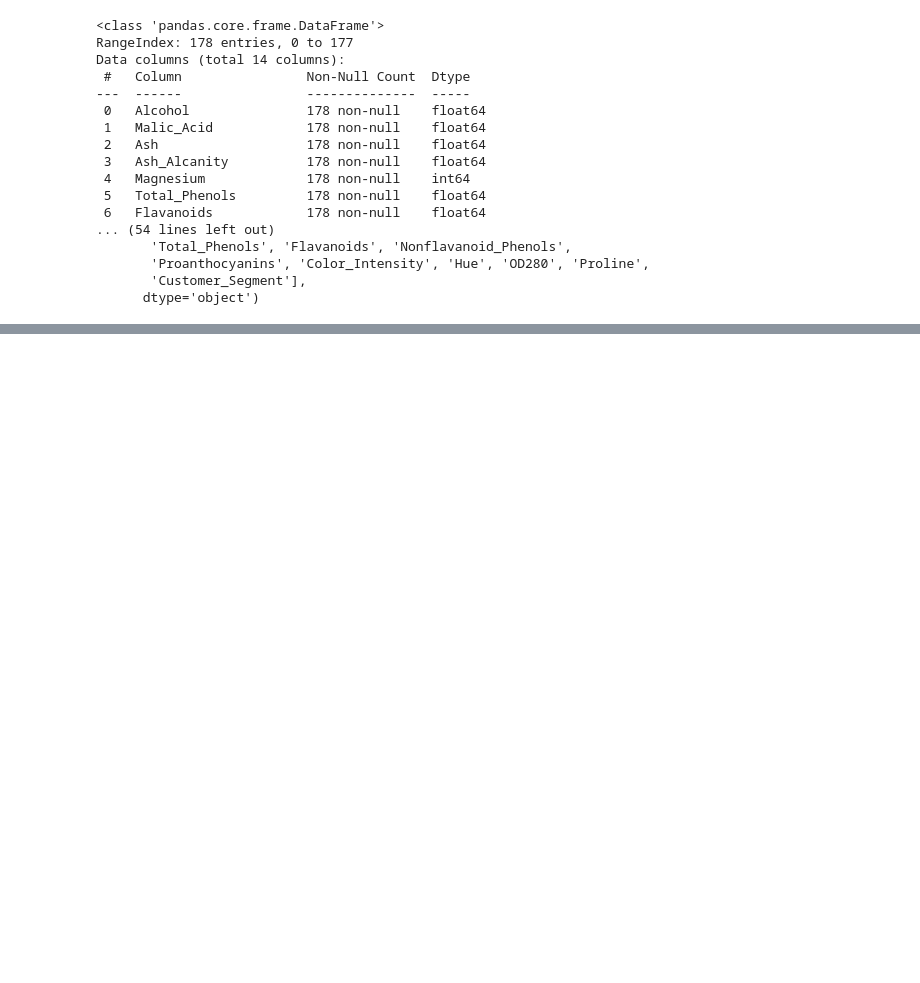
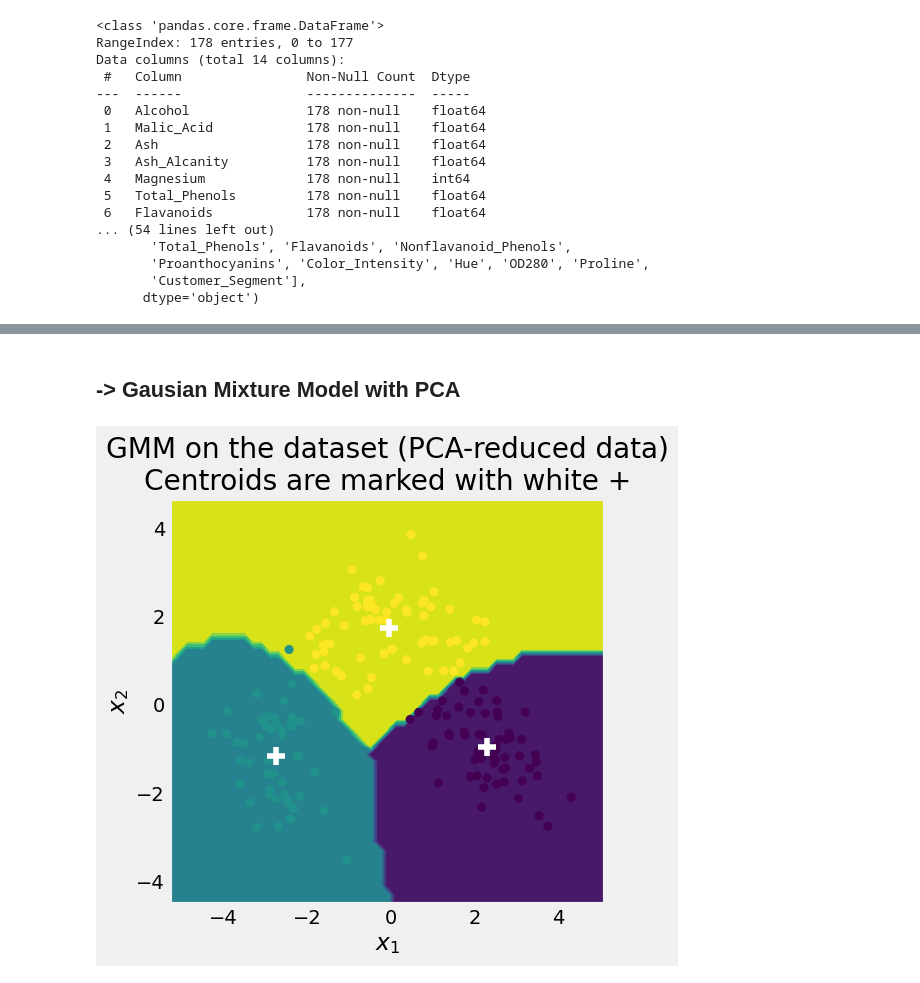
Before and after one commit to Jay0774/MACHINE-LEARNING, a Jupyter notebook: K-Means, GMM and PCA/K_means.ipynb, the cells around one changed output, grey strips where cells are left out. Cells and saved outputs as stored; diff of their text form; code cells hidden in the pictures; blank space fills up the shorter version.

```diff
--- a/K-Means, GMM and PCA/K_means.ipynb
+++ b/K-Means, GMM and PCA/K_means.ipynb
@@ -381,0 +378,6 @@ Error Percentage is:  73.03370786516854
+# %% [markdown]
+## -> Gausian Mixture Model with PCA
+# %%
+gmm_pca(scaled_features,cluster)
+# %% [output]
+[figure, added]
```
Also changed, not shown: parts of 31 cells of this notebook, 1 other file.
